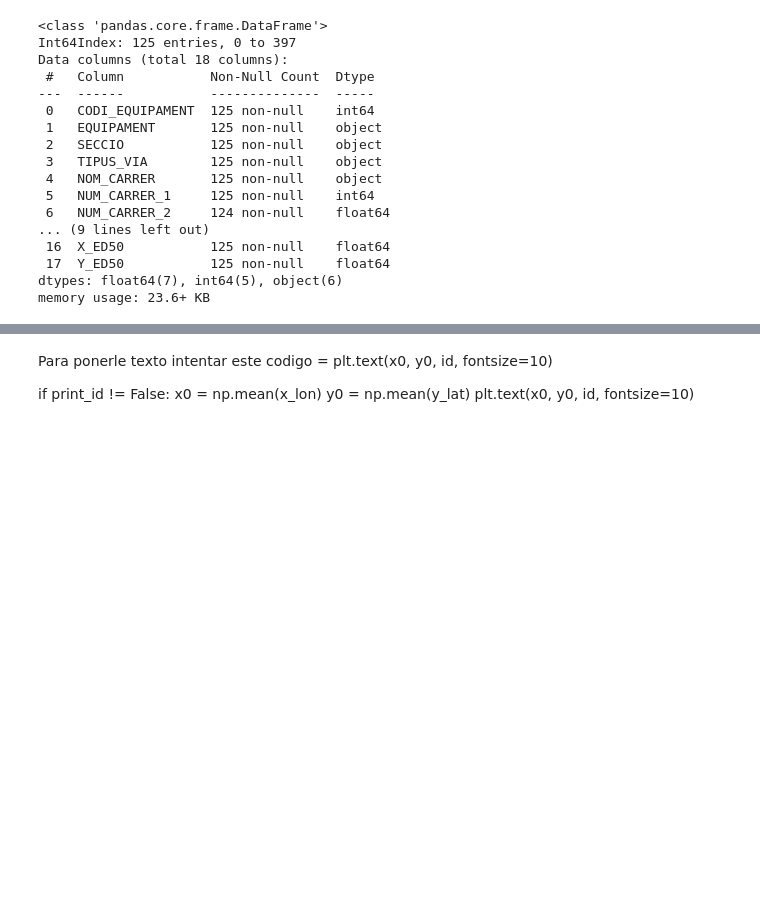
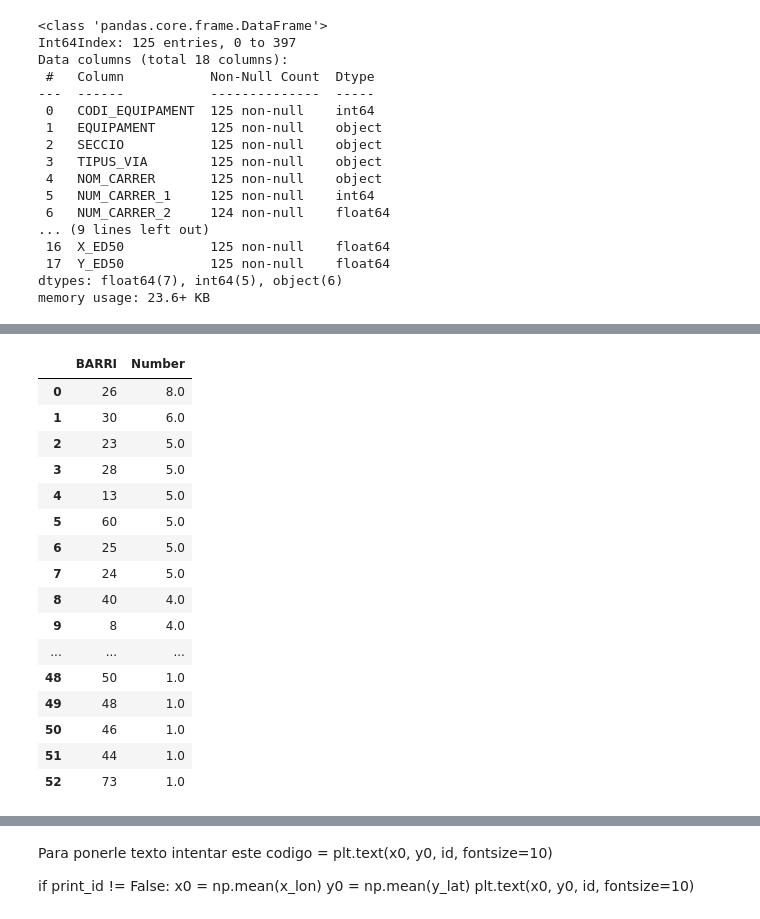
Before and after one commit to Fzaplana/Green-Start, a Jupyter notebook: Hpsp_4.ipynb, the cells around one changed output, grey strips where cells are left out. Cells and saved outputs as stored; diff of their text form; code cells hidden in the pictures; blank space fills up the shorter version.

```diff
--- a/Hpsp_4.ipynb
+++ b/Hpsp_4.ipynb
@@ -372,0 +398,25 @@ memory usage: 23.6+ KB
+# %%
+
+Hosp_per_ne = pd.DataFrame(Hosp_clean['CODI_BARRI'].value_counts().astype(float))
+Hosp_per_ne.to_json('Hosp_per_ne.json')
+Hosp_per_ne = Hosp_per_ne.reset_index()
+Hosp_per_ne.columns = ['BARRI', 'Number']
+Hosp_per_ne
+# %% [output]
+|  | BARRI | Number |
+| 0 | 26 | 8.0 |
+| 1 | 30 | 6.0 |
+| 2 | 23 | 5.0 |
+| 3 | 28 | 5.0 |
+| 4 | 13 | 5.0 |
+| 5 | 60 | 5.0 |
+| 6 | 25 | 5.0 |
+| 7 | 24 | 5.0 |
+| 8 | 40 | 4.0 |
+| 9 | 8 | 4.0 |
+| ... | ... | ... |
+| 48 | 50 | 1.0 |
+| 49 | 48 | 1.0 |
+| 50 | 46 | 1.0 |
+| 51 | 44 | 1.0 |
+| 52 | 73 | 1.0 |
```
Also changed, not shown: parts of 16 cells of this notebook.
